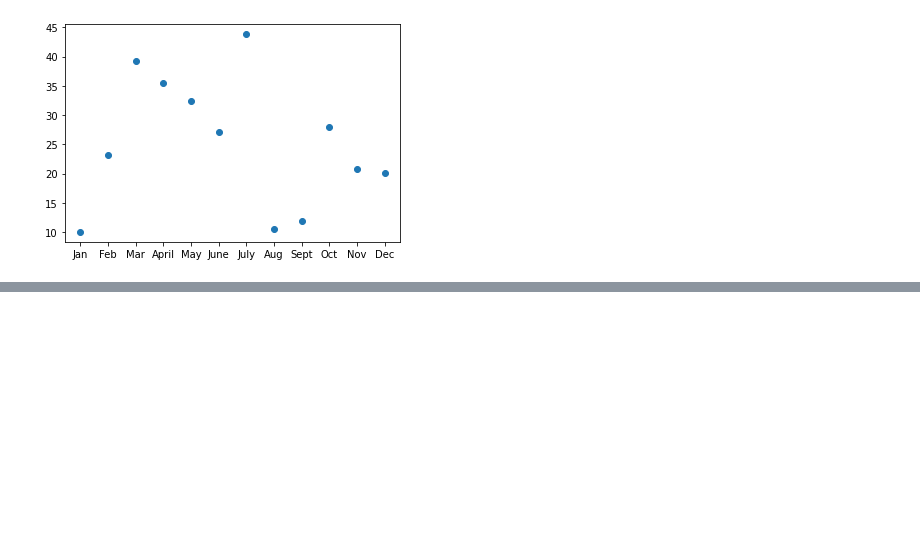
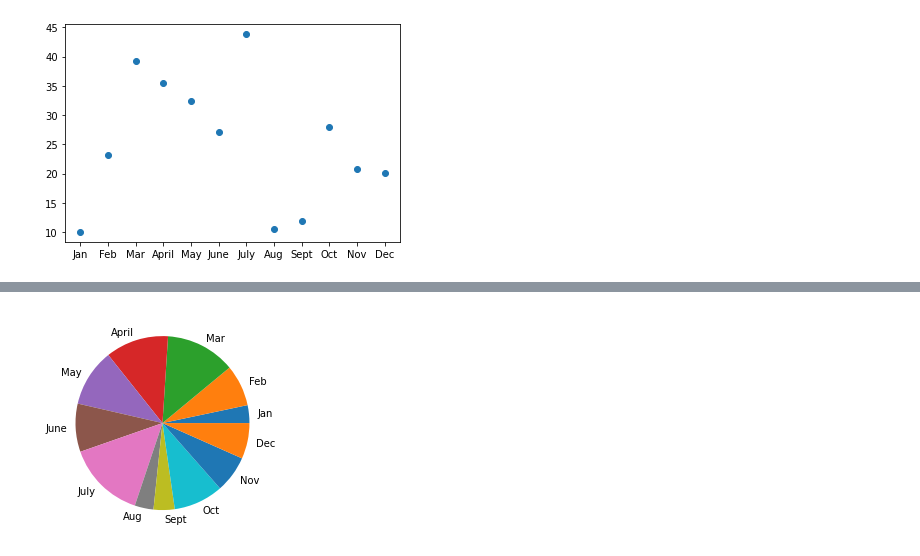
Before and after one commit to stovepipe/PyBer_Analysis, a Jupyter notebook: Matplotlib_Practice.ipynb, the cells around one changed output, grey strips where cells are left out. Drawn from its saved outputs; the diff is of its cells as text; code cells hidden in the pictures; blank space fills up the shorter version.

Commit message:
Pie charts complete

```diff
--- a/Matplotlib_Practice.ipynb
+++ b/Matplotlib_Practice.ipynb
@@ -201,0 +202,6 @@ ax.scatter(x_axis, y_axis, s=y_axis)
+# %%
+# Create Pie Chart using MATLAB
+plt.pie(y_axis, labels=x_axis)
+plt.show()
+# %% [output]
+[figure, added]
```
Also changed, not shown: parts of 13 cells of this notebook.
